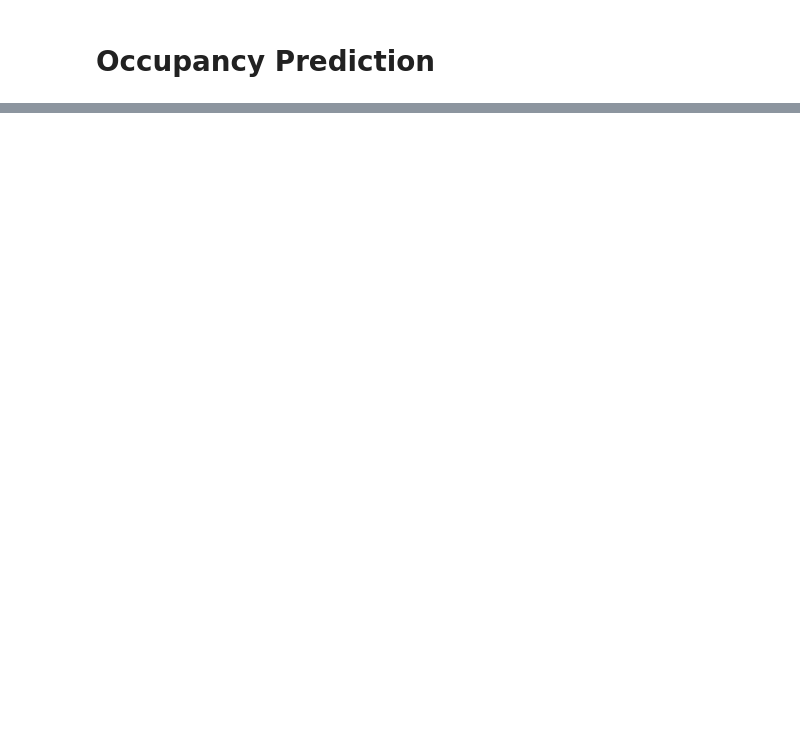
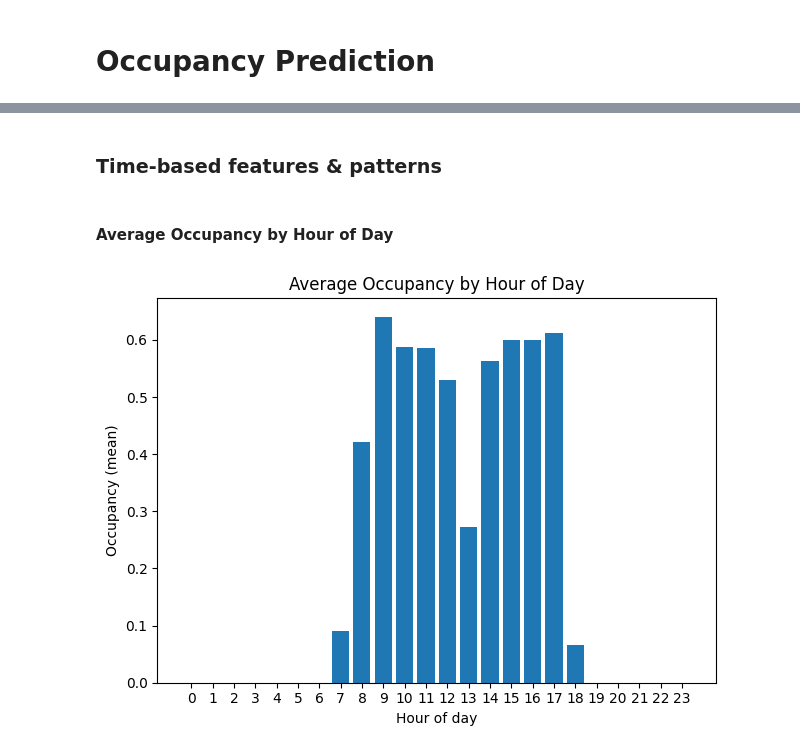
Before and after one commit to mericmert/smart-room-digital-twin, a Jupyter notebook: occupancy_prediction.ipynb, the cells around one changed output, grey strips where cells are left out. Cells and saved outputs as stored; diff of their text form; code cells hidden in the pictures; blank space fills up the shorter version.

```diff
--- a/occupancy_prediction.ipynb
+++ b/occupancy_prediction.ipynb
@@ -143,0 +26,4 @@ grid = GridSearchCV(
+# %%
+
+df = pd.read_csv(data_training_path)
+df.head()
@@ -143,0 +47,8 @@ grid = GridSearchCV(
+# %%
+df["date"] = pd.to_datetime(df["date"], errors="coerce")
+na_dt = df["date"].isna().sum()
+if na_dt:
+    print(f"ERROR - {na_dt} unparsable dates -> NaT")
+
+df = df.sort_values("date").reset_index(drop=True)
+df.head()
@@ -143,0 +144,31 @@ grid = GridSearchCV(
+# %% [markdown]
+### Time-based features & patterns
+# %%
+df.set_index("date", inplace=True)
+df['hour'] = df.index.hour
+df['dayofweek'] = df.index.dayofweek
+df['is_weekend'] = df['dayofweek'] >= 5
+
+by_hour_of_day = (
+    df.groupby('hour', as_index=False)['Occupancy']
+      .mean()
+      .rename(columns={'Occupancy': 'occ_mean'})
+)
+
+by_dow_hour = (
+    df.groupby(['dayofweek','hour'], as_index=False)['Occupancy']
+      .mean()
+      .rename(columns={'Occupancy': 'occ_mean'})
+)
+# %% [markdown]
+#### Average Occupancy by Hour of Day
+# %%
+plt.figure()
+plt.bar(by_hour_of_day['hour'], by_hour_of_day['occ_mean'])
+plt.xticks(range(0, 24))
+plt.xlabel('Hour of day')
+plt.ylabel('Occupancy (mean)')
+plt.title('Average Occupancy by Hour of Day')
+plt.tight_layout(); plt.show()
+# %% [output]
+[figure, added]
```
Also changed, not shown: parts of 46 cells of this notebook, 10 other files.
